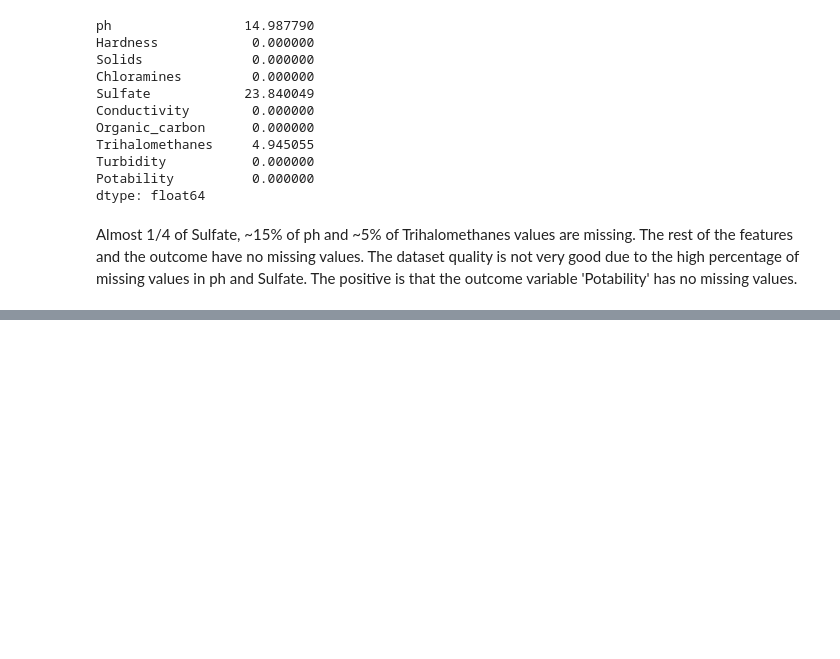
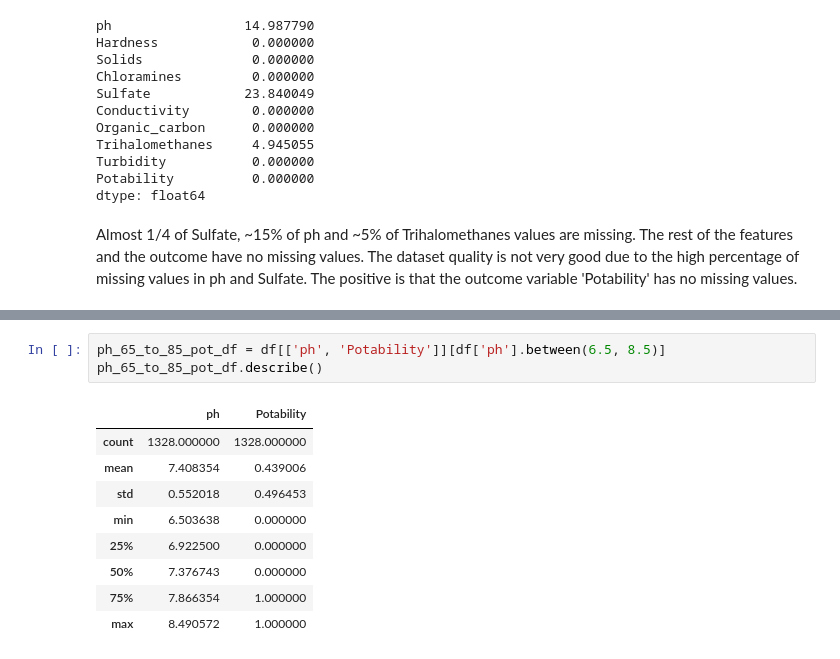
Before and after one commit to thanasisxan/AI-101-Machine-Learning, a Jupyter notebook: Exercise-2/water-potability-prediction.ipynb, the cells around one changed output, grey strips where cells are left out. Cells and saved outputs as stored; diff of their text form; blank space fills up the shorter version.

```diff
--- a/Exercise-2/water-potability-prediction.ipynb
+++ b/Exercise-2/water-potability-prediction.ipynb
@@ -129,0 +145,13 @@ Almost 1/4 of Sulfate, ~15% of ph and ~5% of Trihalomethanes values are missing.
+# %%
+ph_65_to_85_pot_df = df[['ph', 'Potability']][df['ph'].between(6.5, 8.5)]
+ph_65_to_85_pot_df.describe()
+# %% [output]
+|  | ph | Potability |
+| count | 1328.000000 | 1328.000000 |
+| mean | 7.408354 | 0.439006 |
+| std | 0.552018 | 0.496453 |
+| min | 6.503638 | 0.000000 |
+| 25% | 6.922500 | 0.000000 |
+| 50% | 7.376743 | 0.000000 |
+| 75% | 7.866354 | 1.000000 |
+| max | 8.490572 | 1.000000 |
```
Also changed, not shown: parts of 6 cells of this notebook.
